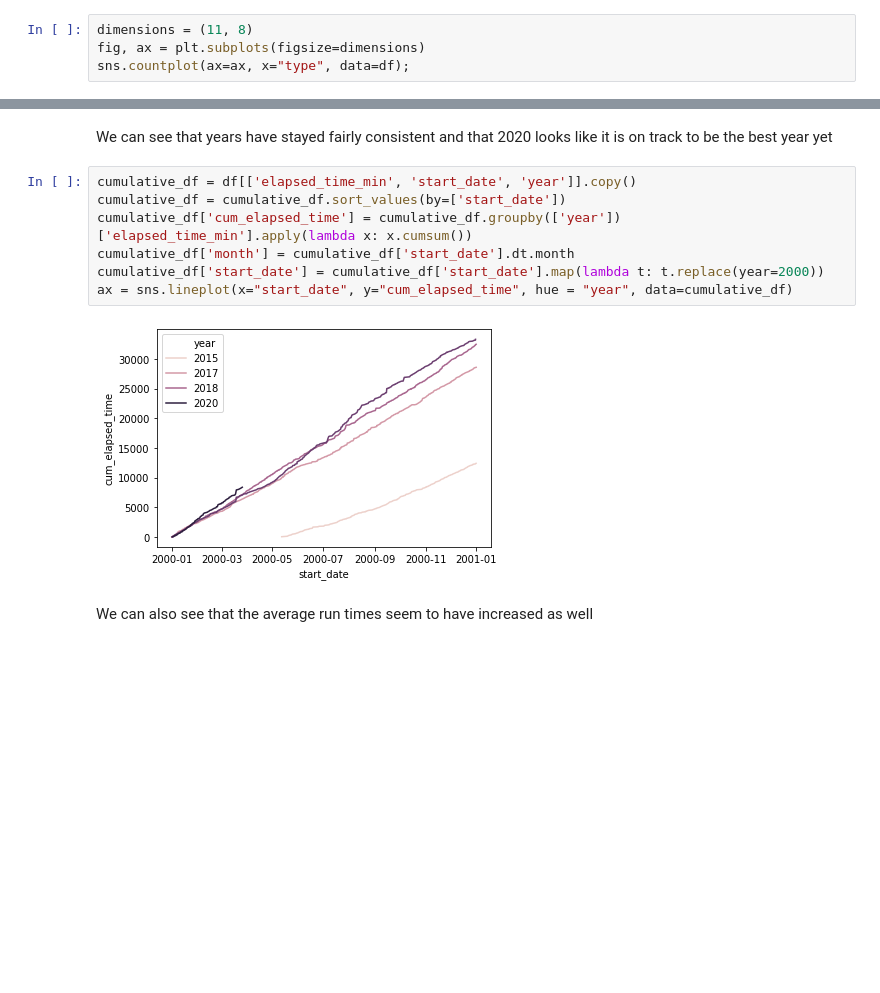
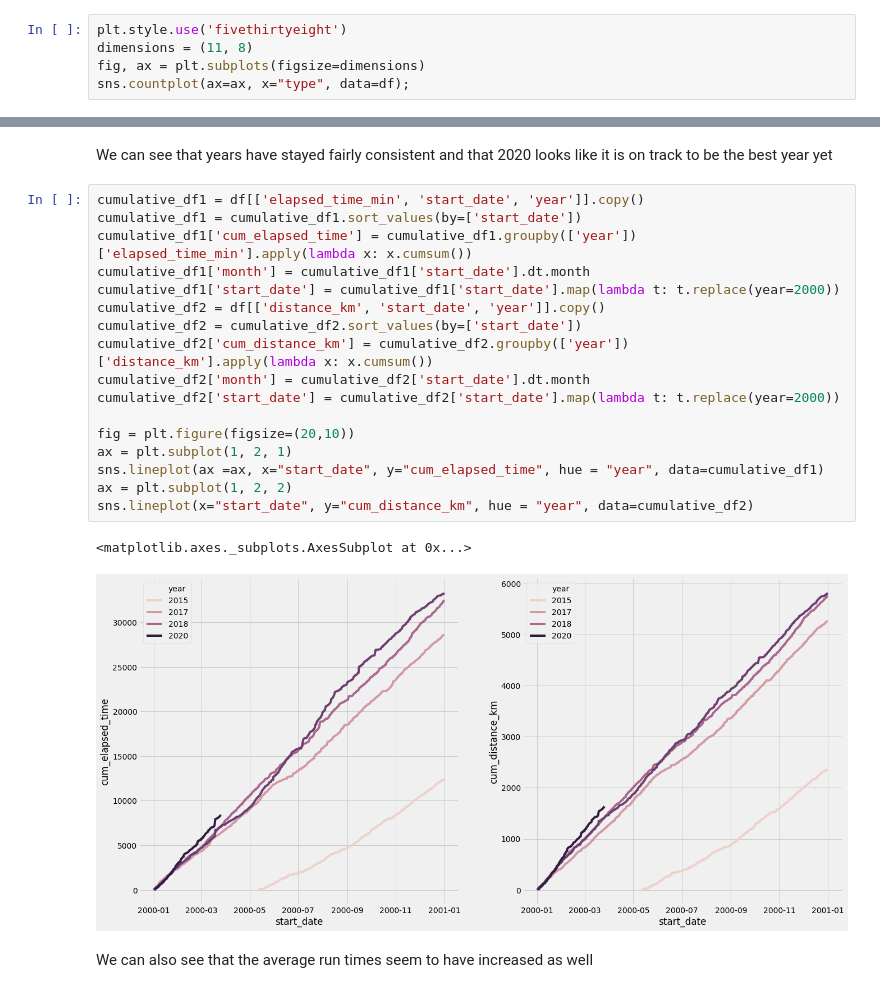
Before and after one commit to NateSalima/StravaProject, a Jupyter notebook: Strava.ipynb, the cells around one changed output, grey strips where cells are left out. Saved outputs shown, nothing was run; the diff lists cells and outputs as text; blank space fills up the shorter version.

Commit message:
added distribution vizualizations on distance

```diff
--- a/Strava.ipynb
+++ b/Strava.ipynb
@@ -68,6 +68,7 @@ df.shape
 # %% [output]
 (1705, 9)
 # %%
+plt.style.use('fivethirtyeight')
 dimensions = (11, 8)
 fig, ax = plt.subplots(figsize=dimensions)
 sns.countplot(ax=ax, x="type", data=df);
@@ -119,14 +135,25 @@ ax = sns.barplot(x="year", y="elapsed_time_min", estimator =sum, data=df)
 # %% [markdown]
 We can see that years have stayed fairly consistent and that 2020 looks like it is on track to be the best year yet
 # %%
-cumulative_df = df[['elapsed_time_min', 'start_date', 'year']].copy()
-cumulative_df = cumulative_df.sort_values(by=['start_date'])
-cumulative_df['cum_elapsed_time'] = cumulative_df.groupby(['year'])['elapsed_time_min'].apply(lambda x: x.cumsum())
-cumulative_df['month'] = cumulative_df['start_date'].dt.month
-cumulative_df['start_date'] = cumulative_df['start_date'].map(lambda t: t.replace(year=2000))
-ax = sns.lineplot(x="start_date", y="cum_elapsed_time", hue = "year", data=cumulative_df)
+cumulative_df1 = df[['elapsed_time_min', 'start_date', 'year']].copy()
+cumulative_df1 = cumulative_df1.sort_values(by=['start_date'])
+cumulative_df1['cum_elapsed_time'] = cumulative_df1.groupby(['year'])['elapsed_time_min'].apply(lambda x: x.cumsum())
+cumulative_df1['month'] = cumulative_df1['start_date'].dt.month
+cumulative_df1['start_date'] = cumulative_df1['start_date'].map(lambda t: t.replace(year=2000))
+cumulative_df2 = df[['distance_km', 'start_date', 'year']].copy()
+cumulative_df2 = cumulative_df2.sort_values(by=['start_date'])
+cumulative_df2['cum_distance_km'] = cumulative_df2.groupby(['year'])['distance_km'].apply(lambda x: x.cumsum())
+cumulative_df2['month'] = cumulative_df2['start_date'].dt.month
+cumulative_df2['start_date'] = cumulative_df2['start_date'].map(lambda t: t.replace(year=2000))
+
+fig = plt.figure(figsize=(20,10))
+ax = plt.subplot(1, 2, 1)
+sns.lineplot(ax =ax, x="start_date", y="cum_elapsed_time", hue = "year", data=cumulative_df1)
+ax = plt.subplot(1, 2, 2)
+sns.lineplot(x="start_date", y="cum_distance_km", hue = "year", data=cumulative_df2)
 # %% [output]
+<matplotlib.axes._subplots.AxesSubplot at 0x...>
-[figure, old version]
+[figure, new version]
 # %% [markdown]
 We can also see that the average run times seem to have increased as well
 # %%
```
Also changed, not shown: parts of 26 cells of this notebook.
